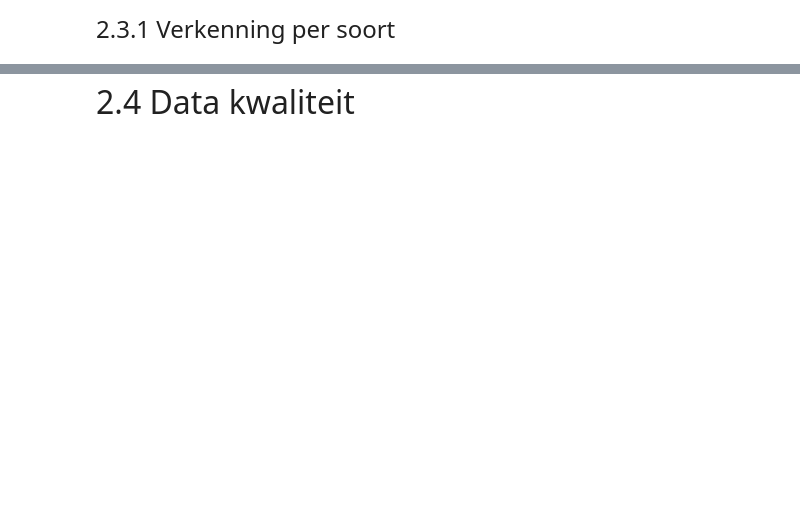
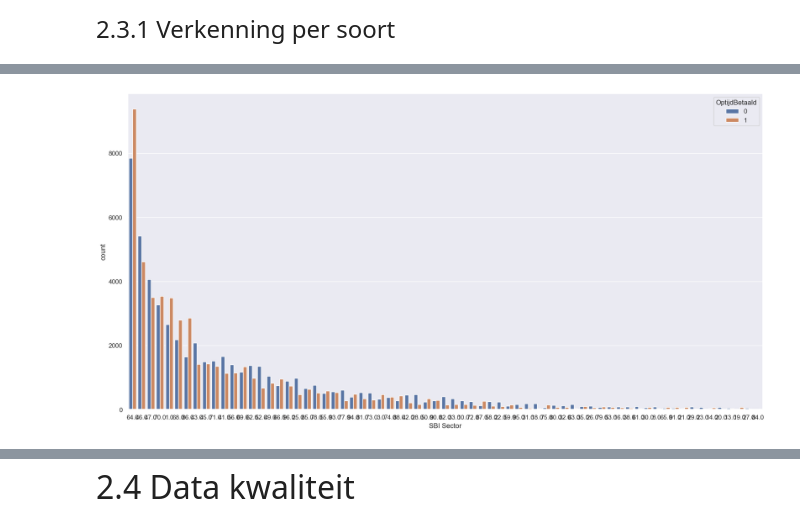
Before and after one commit to GeertJansenHU/ProjectML-21, a Jupyter notebook: notebooks/Project ML-21- Geert Jansen.ipynb, the cells around one changed output, grey strips where cells are left out. Cells and saved outputs as stored; diff of their text form; code cells hidden in the pictures; blank space fills up the shorter version.

```diff
--- a/notebooks/Project ML-21- Geert Jansen.ipynb
+++ b/notebooks/Project ML-21- Geert Jansen.ipynb
@@ -232,0 +229,7 @@ ax = sns.countplot(x="elec. factureren",hue = "OptijdBetaald", data=data,order=d
+# %%
+# Aantal facturen per sector per betaal catagorie.
+sns.set_theme(style="darkgrid")
+fig, ax = plt.subplots(figsize=(20,10))
+ax = sns.countplot(x="SBI Sector",hue = "OptijdBetaald", data=data,order=data['SBI Sector'].value_counts().index)
+# %% [output]
+[figure, added]
```
Also changed, not shown: parts of 108 cells of this notebook.
